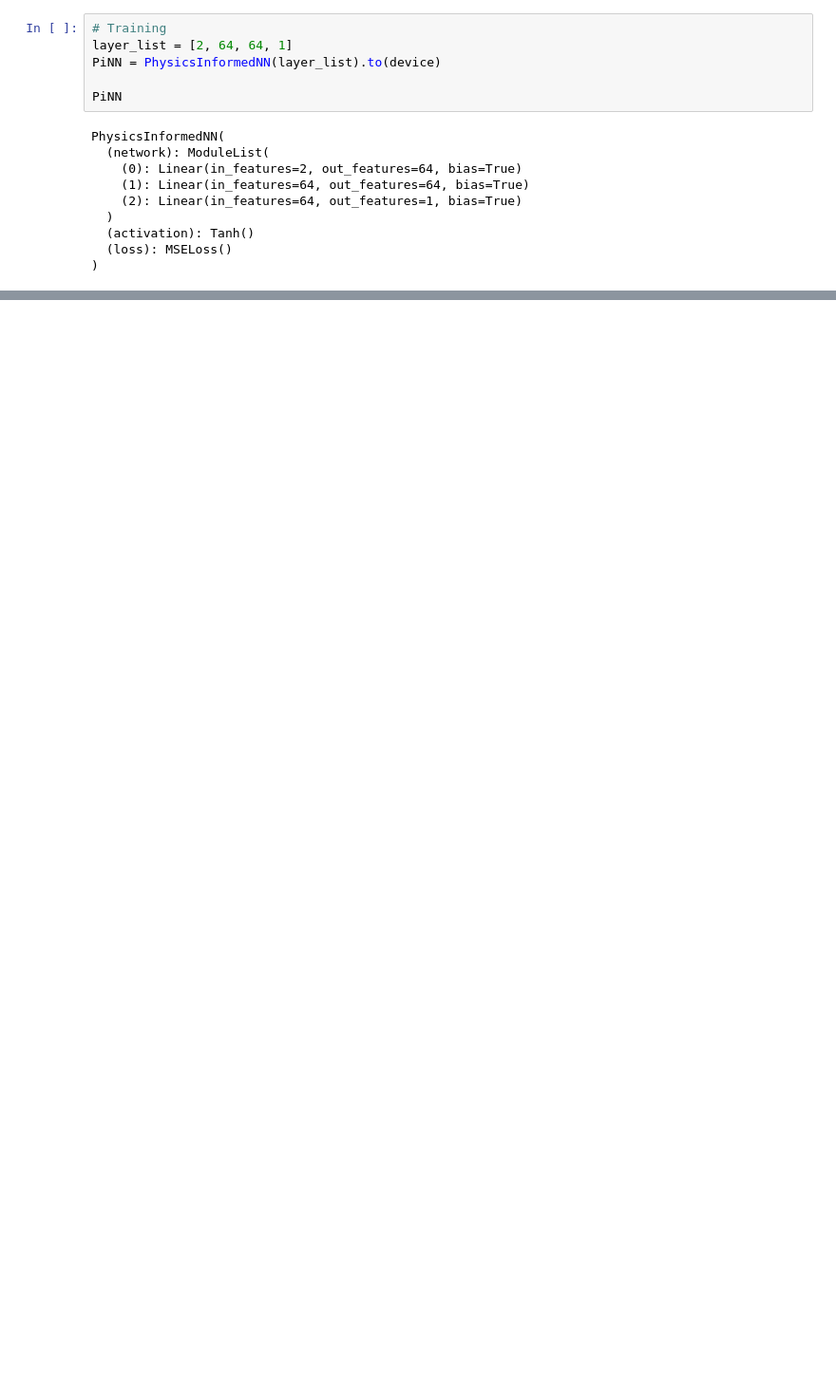
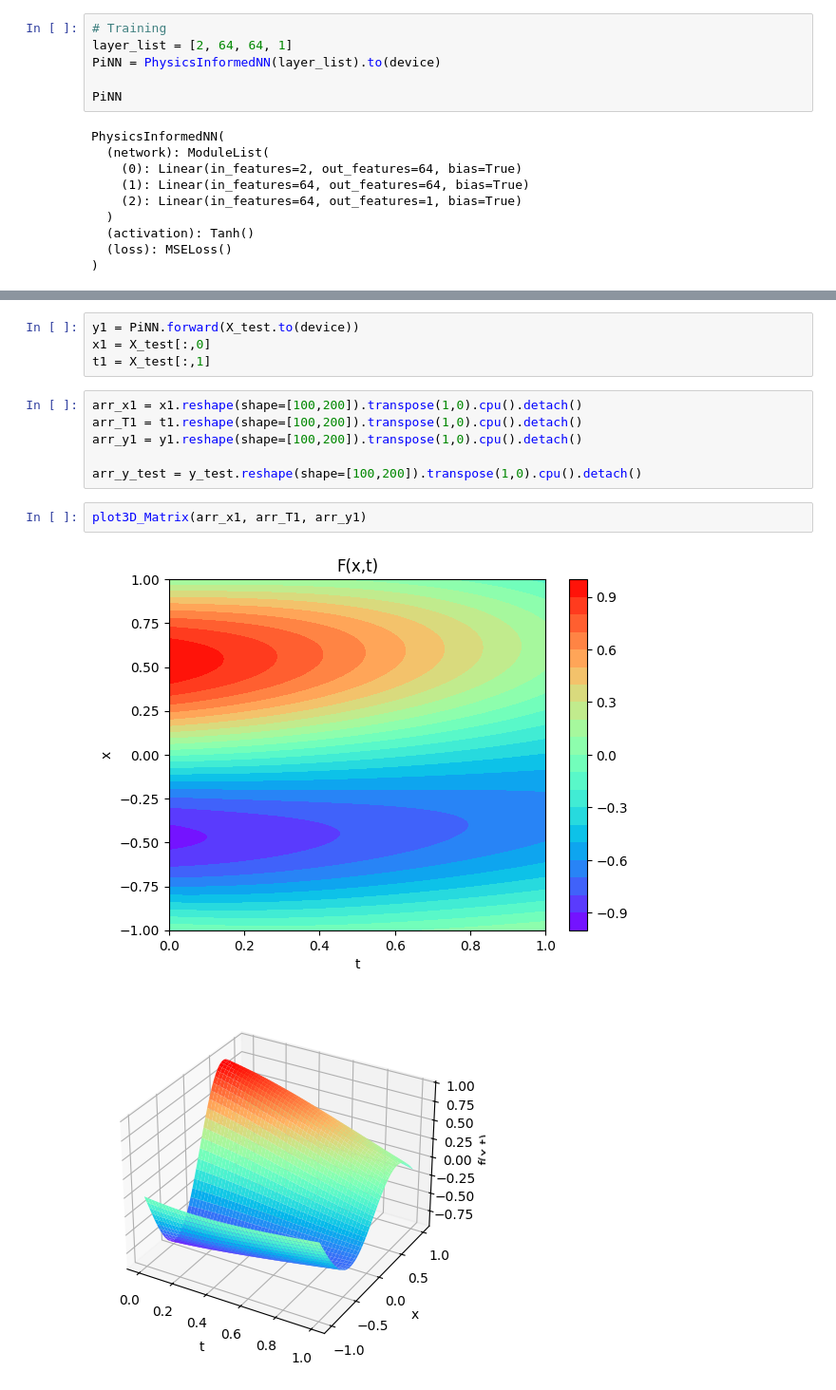
Before and after one commit to CodeX-Phi/nuclear-ml, a Jupyter notebook: notebooks/learnPyTorch/PhysicsInformedNeuralNetworks.ipynb, the cells around one changed output, grey strips where cells are left out. Shown at 95% size. Cells and saved outputs as stored; diff of their text form; blank space fills up the shorter version.

```diff
--- a/notebooks/learnPyTorch/PhysicsInformedNeuralNetworks.ipynb
+++ b/notebooks/learnPyTorch/PhysicsInformedNeuralNetworks.ipynb
@@ -257,0 +265,15 @@ plt.close('all')
+# %%
+y1 = PiNN.forward(X_test.to(device))
+x1 = X_test[:,0]
+t1 = X_test[:,1]
+# %%
+arr_x1 = x1.reshape(shape=[100,200]).transpose(1,0).cpu().detach()
+arr_T1 = t1.reshape(shape=[100,200]).transpose(1,0).cpu().detach()
+arr_y1 = y1.reshape(shape=[100,200]).transpose(1,0).cpu().detach()
+
+arr_y_test = y_test.reshape(shape=[100,200]).transpose(1,0).cpu().detach()
+# %%
+plot3D_Matrix(arr_x1, arr_T1, arr_y1)
+# %% [output]
+[figure, added]
+[figure, added]
```
Also changed, not shown: parts of 4 cells of this notebook.
